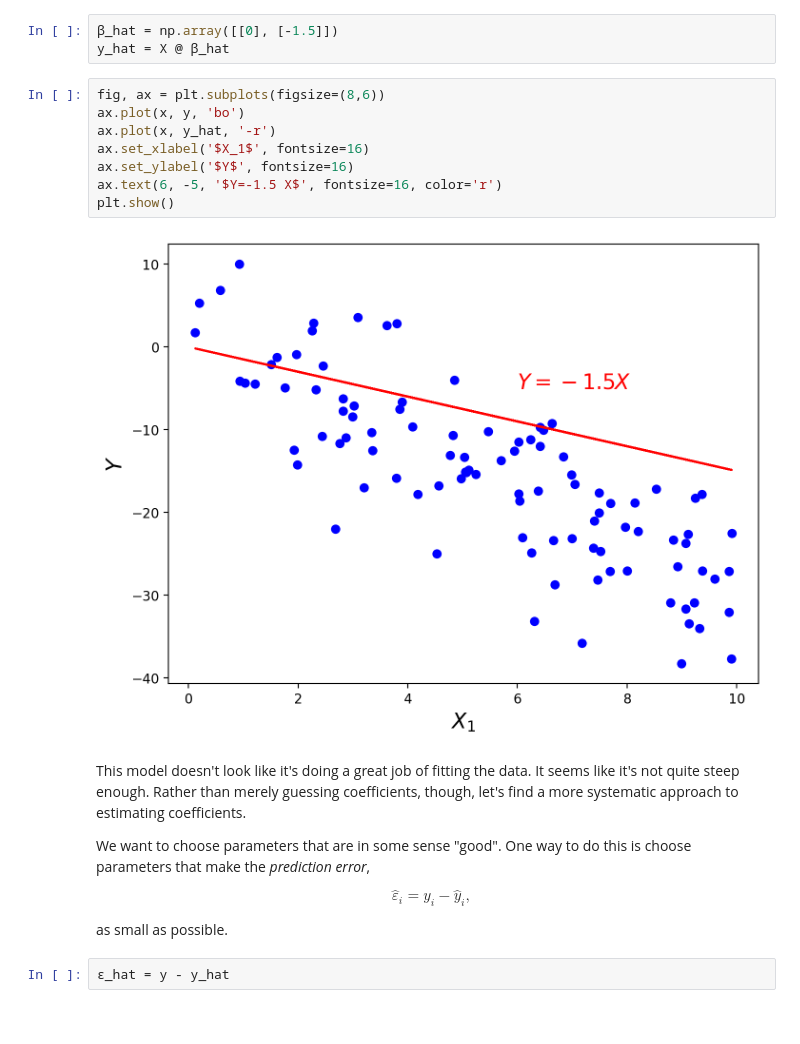
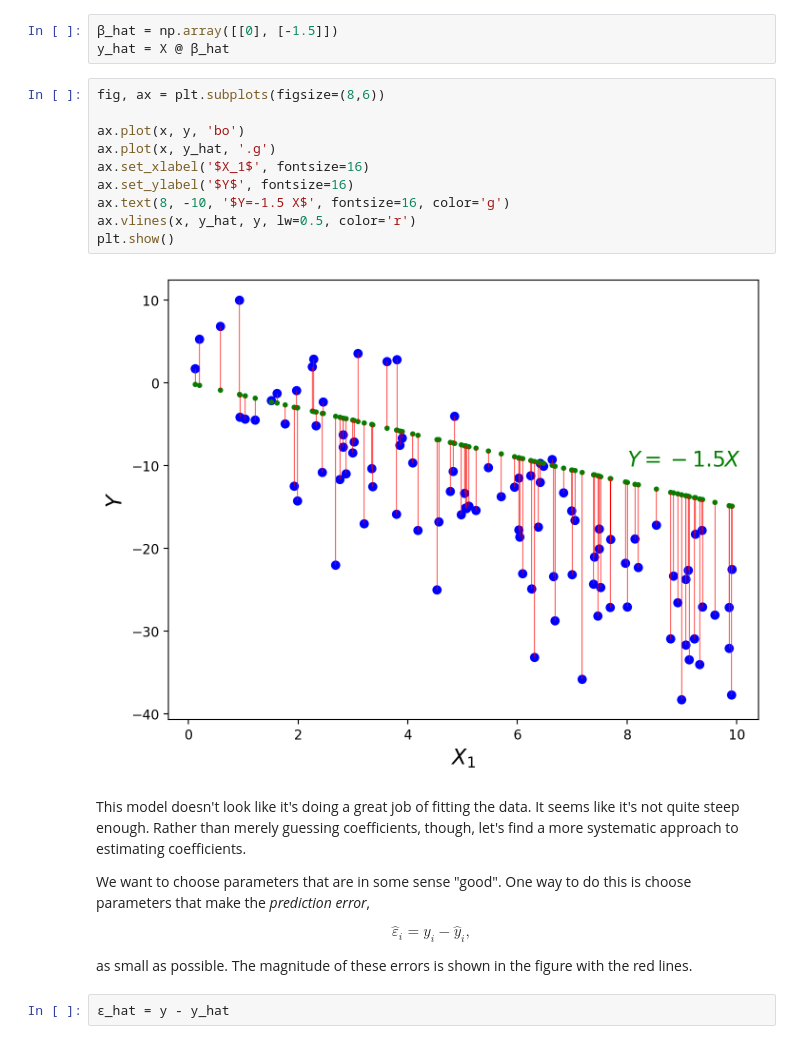
Before and after one commit to stoffprof/qf, a Jupyter notebook: _sources/04a Regression theory.ipynb, the cells around one changed output. Cells and saved outputs as stored; diff of their text form.

```diff
--- a/_sources/04a Regression theory.ipynb
+++ b/_sources/04a Regression theory.ipynb
@@ -103,14 +103,16 @@ It looks from the plot that there's a clear negative relation between $X$ and $Y
 y_hat = X @ β_hat
 # %%
 fig, ax = plt.subplots(figsize=(8,6))
+
 ax.plot(x, y, 'bo')
-ax.plot(x, y_hat, '-r')
+ax.plot(x, y_hat, '.g')
 ax.set_xlabel('$X_1$', fontsize=16)
 ax.set_ylabel('$Y$', fontsize=16)
-ax.text(6, -5, '$Y=-1.5 X$', fontsize=16, color='r')
+ax.text(8, -10, '$Y=-1.5 X$', fontsize=16, color='g')
+ax.vlines(x, y_hat, y, lw=0.5, color='r')
 plt.show()
 # %% [output]
-[figure, old version]
+[figure, new version]
 # %% [markdown]
 This model doesn't look like it's doing a great job of fitting the data. It seems like it's not quite steep enough. Rather than merely guessing coefficients, though, let's find a more systematic approach to estimating coefficients.
 
@@ -118,7 +120,7 @@ We want to choose parameters that are in some sense "good". One way to do this i
 
 $$\hat{\varepsilon}_i = y_i - \hat{y}_i,$$
 
-as small as possible.
+as small as possible. The magnitude of these errors is shown in the figure with the red lines.
 # %%
 ε_hat = y - y_hat
 # %% [markdown]
```
Also changed, not shown: parts of 9 cells of this notebook, 57 other files.
